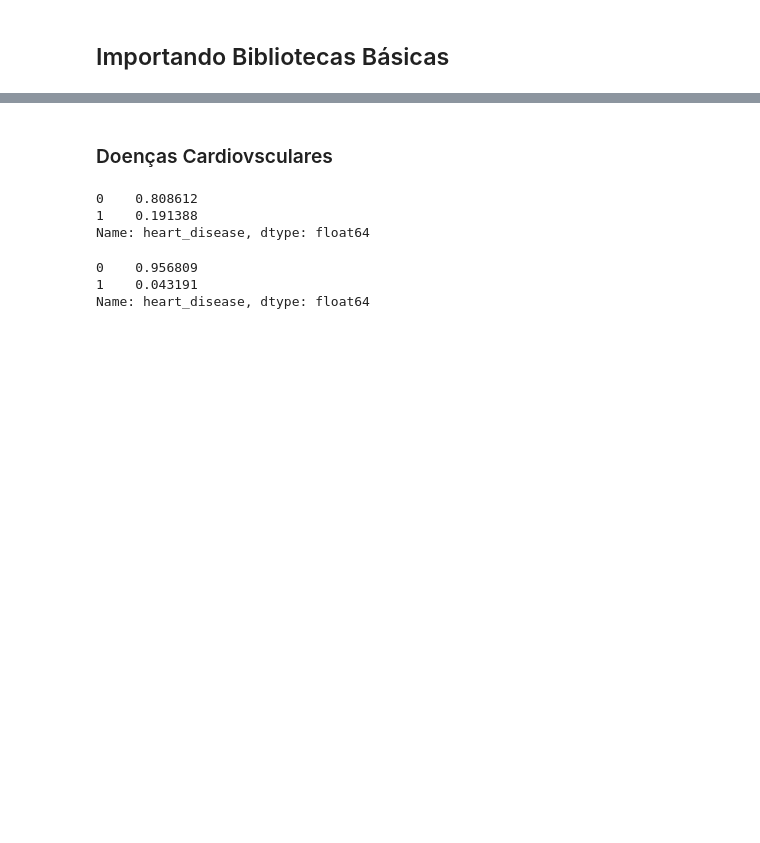
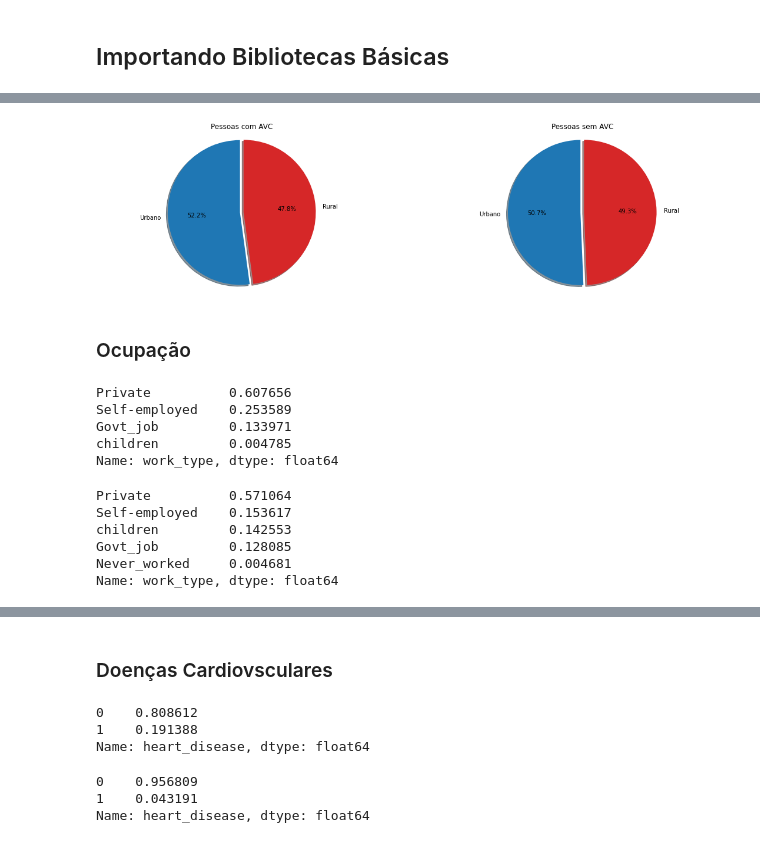
Before and after one commit to jgabrielsb-sb/Projeto_DeLucca, a Jupyter notebook: relatório.ipynb, the cells around one changed output, grey strips where cells are left out. Saved outputs shown, nothing was run; the diff lists cells and outputs as text; code cells hidden in the pictures; blank space fills up the shorter version.

```diff
--- a/relatório.ipynb
+++ b/relatório.ipynb
@@ -85,0 +143,40 @@ dados_avc_nao=dados[avc_nao]
+# %%
+plt.figure(figsize=(19,5))
+labels='Urbano', 'Rural'
+explode1=(0,0.05)
+explode2=(0,0.05)
+plt.subplot(121)
+plt.pie(residencia_avc_sim, labels=labels, explode=explode1, colors=['tab:blue', 'tab:red'], autopct='%1.1f%%', shadow=True,startangle=90)
+plt.title('Pessoas com AVC')
+plt.axis('equal')
+
+plt.subplot(122)
+plt.pie(residencia_avc_nao, labels=labels,explode=explode2, colors=['tab:blue', 'tab:red'], autopct='%1.1f%%', shadow=True, startangle=90)
+plt.title('Pessoas sem AVC')
+plt.axis('equal')
+plt.show()
+# %% [output]
+[figure, added]
+# %% [markdown]
+### Ocupação
+# %%
+# Com AVC
+work_type_avc_sim = dados_avc_sim['work_type'].value_counts(True)
+work_type_avc_sim
+# %% [output]
+Private          0.607656
+Self-employed    0.253589
+Govt_job         0.133971
+children         0.004785
+Name: work_type, dtype: float64
+# %%
+# Sem AVC
+work_type_avc_nao = dados_avc_nao['work_type'].value_counts(True)
+work_type_avc_nao
+# %% [output]
+Private          0.571064
+Self-employed    0.153617
+children         0.142553
+Govt_job         0.128085
+Never_worked     0.004681
+Name: work_type, dtype: float64
```
Also changed, not shown: parts of 23 cells of this notebook.
